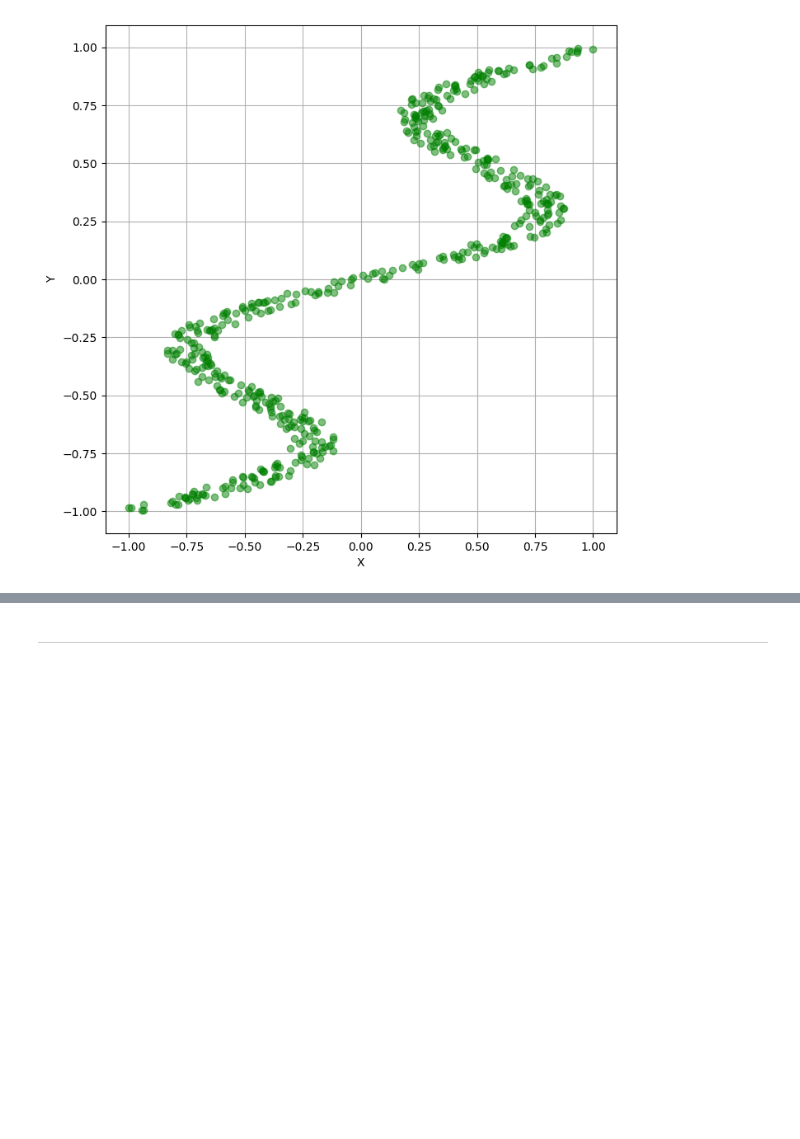
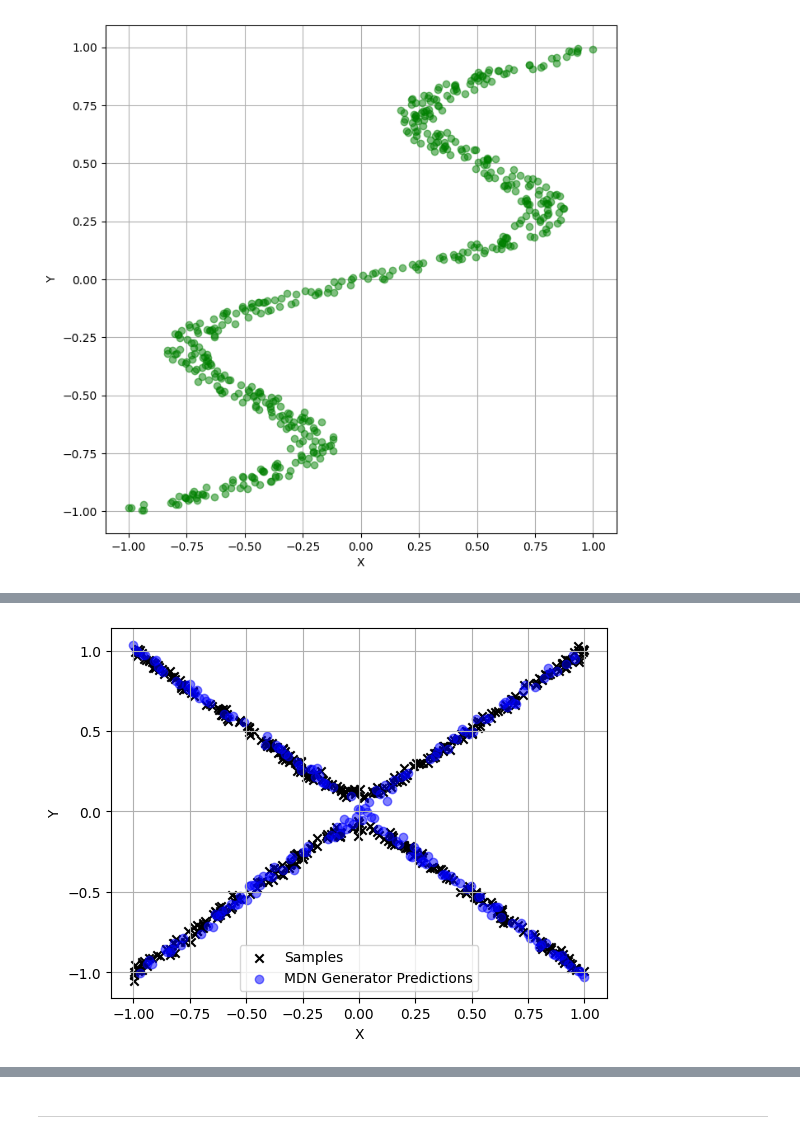
Before and after one commit to zipping-suger/MultiModLearn, a Jupyter notebook: note.ipynb, the cells around one changed output, grey strips where cells are left out. Drawn from its saved outputs; the diff is of its cells as text; code cells hidden in the pictures; blank space fills up the shorter version.

```diff
--- a/note.ipynb
+++ b/note.ipynb
@@ -901,0 +1142,23 @@ plt.show()
+# %%
+# Random sample the query points and get the predictions using new_generator
+num_query_points = 200
+query_points = np.linspace(-1, 1, num_query_points)
+query_points_tensor = torch.tensor(query_points, dtype=torch.float32).unsqueeze(1).to(device)
+z = torch.randn(num_query_points, latent_size).to(device)
+
+# Generate samples from the mixture model
+log_pi, mu, sigma = new_generator(z, query_points_tensor)
+# print('pi:', torch.exp(log_pi).detach().cpu().numpy()[0])
+# print('mu:', mu.detach().cpu().numpy()[0])
+predictions_mdn = new_generator.sample(z, query_points_tensor).detach().cpu().numpy()
+
+# Plot the function, samples, and predictions from new_generator
+plt.scatter(x, y, marker='x', color='black', label='Samples')
+plt.scatter(query_points, predictions_mdn, marker='o', color='blue', label='MDN Generator Predictions', alpha=0.5)
+plt.xlabel('X')
+plt.ylabel('Y')
+plt.grid()
+plt.legend()
+plt.show()
+# %% [output]
+[figure, added]
```
Also changed, not shown: parts of 15 cells of this notebook.
